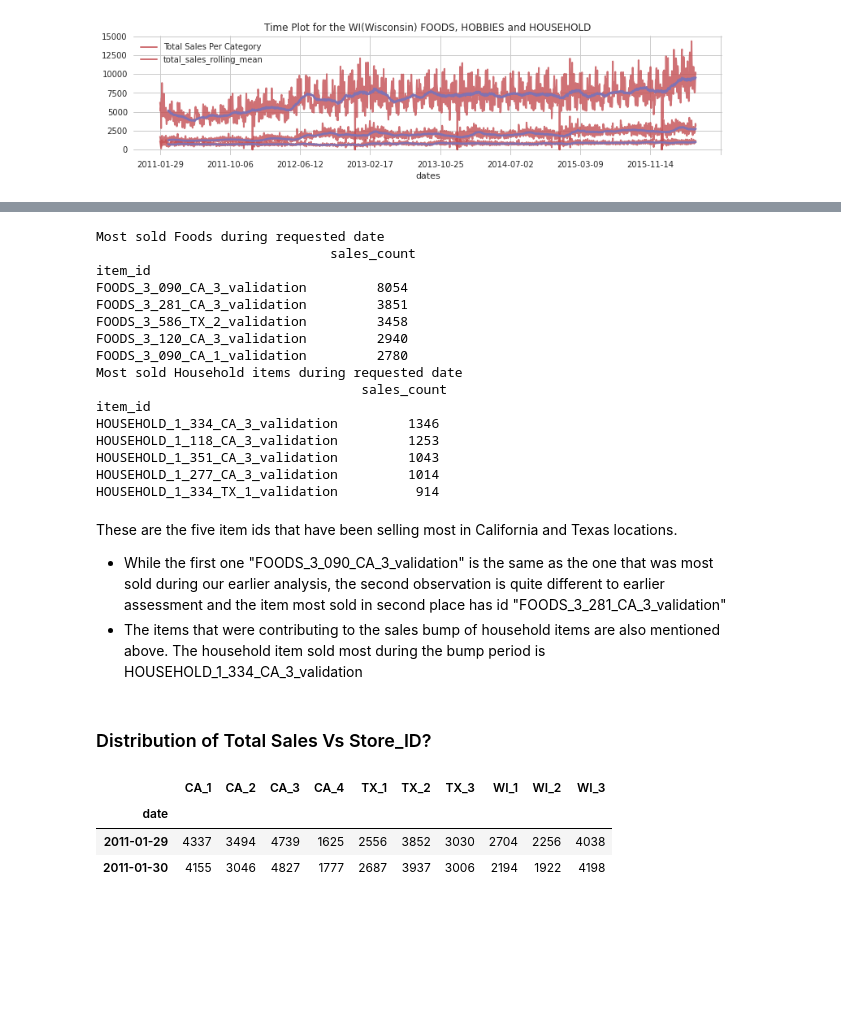
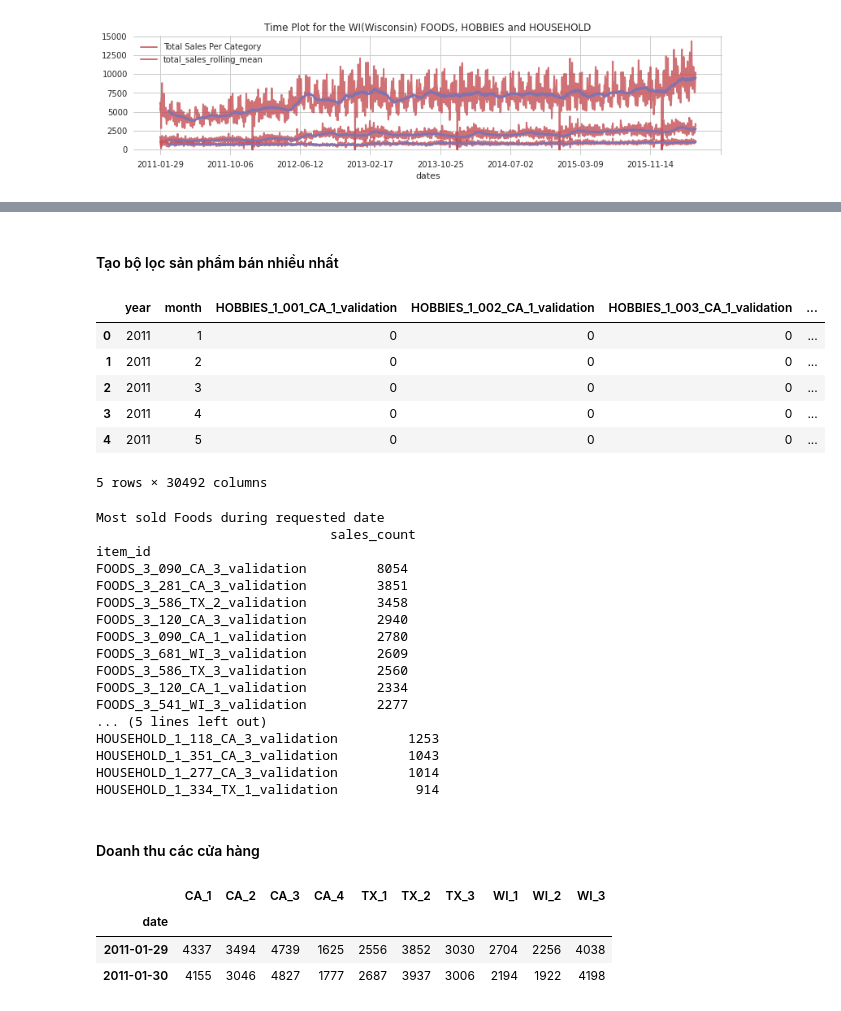
Before and after one commit to nguyenvudev20/mse22.python4engineer, a Jupyter notebook: Bai_1_one_tutorial_to_understand_all_m5_forecasting.ipynb, the cells around one changed output, grey strips where cells are left out. Cells and saved outputs as stored; diff of their text form; code cells hidden in the pictures; blank space fills up the shorter version.

```diff
--- a/Bai_1_one_tutorial_to_understand_all_m5_forecasting.ipynb
+++ b/Bai_1_one_tutorial_to_understand_all_m5_forecasting.ipynb
@@ -1128 +1125,3 @@ By looking at the above graphs, some of the trends regarding in the food distrib
+# %% [markdown]
+#### Tạo bộ lọc sản phẩm bán nhiều nhất
 # %%
@@ -1144,14 +1144,27 @@ df = df.reset_index()
+# %%
+# thực hiện nhóm các cột tháng năm, lấy các cột trong danh sách các san phẩm id và tính tổng
+df = train_sales_cal_df.groupby(['year', 'month'])[item_ids].sum()
+df = df.reset_index() # đánh lại index cho df
+df.head(5)
+# %% [output]
+|  | year | month | HOBBIES_1_001_CA_1_validation | HOBBIES_1_002_CA_1_validation | HOBBIES_1_003_CA_1_validation | ... |
+| 0 | 2011 | 1 | 0 | 0 | 0 | ... |
+| 1 | 2011 | 2 | 0 | 0 | 0 | ... |
+| 2 | 2011 | 3 | 0 | 0 | 0 | ... |
+| 3 | 2011 | 4 | 0 | 0 | 0 | ... |
+| 4 | 2011 | 5 | 0 | 0 | 0 | ... |
+5 rows × 30492 columns
 # %%
+# tạo hàm find_items_per_specific_date tìm kiếm sản phẩm bán tốt nhất với
+# df : dữ liệu vào
+# year : năm truyền vào
+# month : tháng truyển vào
+# category: nhóm danh mục sản phẩm
+# number: số dòng muốn lấy
+# hàm trả về danh sách sản phẩm vào số lượng bán ra
+
+
 def find_items_per_specific_date(df, year, month, category, number):
-
-    '''
-    finds the five most sold product_ids in user specified category, year and month
-
-    inputs: df(item_ids along with year and month), year, month, category (household,
-    foods or hobbies), number (how many results to be displayed)
-
-    returns : table of product ids with specfied number and date and number of sales made
-    '''
 
     df = df.loc[(df['year'] == year) & (df['month'] == month)][item_ids].T.reset_index()
     df.columns = ['item_id', 'sales_count']
@@ -1163,7 +1176,7 @@ def find_items_per_specific_date(df, year, month, category, number):
     return df
 
 print("Most sold Foods during requested date\n"
-      ,find_items_per_specific_date(df, 2012, 7, 'FOODS', 5) )
+      ,find_items_per_specific_date(df, 2012, 7, 'FOODS',10) )
 print("Most sold Household items during requested date\n"
       ,find_items_per_specific_date(df, 2013, 3, 'HOUSEHOLD', 5) )
 # %% [output]
@@ -1175,18 +1188,15 @@ FOODS_3_281_CA_3_validation         3851
 FOODS_3_586_TX_2_validation         3458
 FOODS_3_120_CA_3_validation         2940
 FOODS_3_090_CA_1_validation         2780
-Most sold Household items during requested date
-                                  sales_count
-item_id
-HOUSEHOLD_1_334_CA_3_validation         1346
+FOODS_3_681_WI_3_validation         2609
+FOODS_3_586_TX_3_validation         2560
+FOODS_3_120_CA_1_validation         2334
+FOODS_3_541_WI_3_validation         2277
+... (5 lines left out)
 HOUSEHOLD_1_118_CA_3_validation         1253
 HOUSEHOLD_1_351_CA_3_validation         1043
 HOUSEHOLD_1_277_CA_3_validation         1014
 HOUSEHOLD_1_334_TX_1_validation          914
-# %% [markdown]
-These are the five item ids that have been selling most in California and Texas locations.
-* While the first one "FOODS_3_090_CA_3_validation" is the same as the one that was most sold during our earlier analysis, the second observation is quite different to earlier assessment and the item most sold in second place has id "FOODS_3_281_CA_3_validation"
-* The items that were contributing to the sales bump of household items are also mentioned above. The household item sold most during the bump period is HOUSEHOLD_1_334_CA_3_validation
-# %% [markdown]
-### Distribution of Total Sales Vs Store_ID?
+# %% [markdown]
+#### Doanh thu các cửa hàng
 # %%
```
Also changed, not shown: parts of 28 cells of this notebook.
